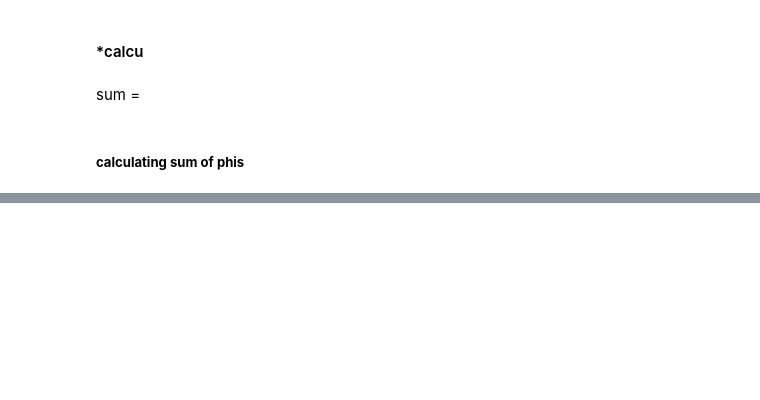
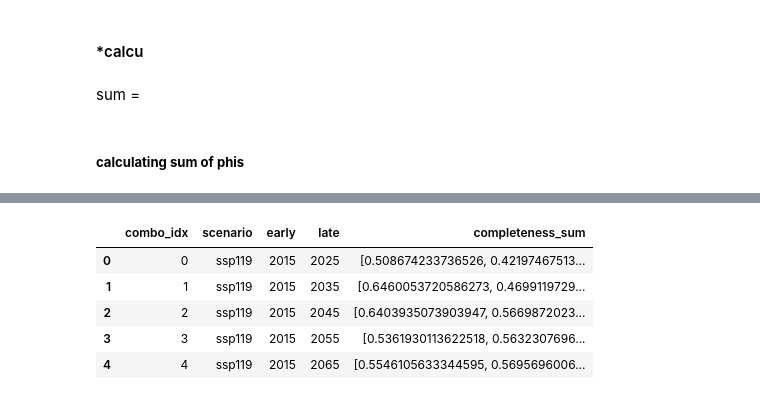
Before and after one commit to sek2dcs/MamalakisResearch, a Jupyter notebook: figure3_v3.ipynb, the cells around one changed output, grey strips where cells are left out. Cells and saved outputs as stored; diff of their text form; code cells hidden in the pictures; blank space fills up the shorter version.

```diff
--- a/figure3_v3.ipynb
+++ b/figure3_v3.ipynb
@@ -1521,6 +1657,15 @@ def plot_combined_validation_matrices(df, scenario_id="ssp119"):
 
     plt.tight_layout()
     plt.show()
+# %%
+metadata_df_2.head()
+# %% [output]
+|  | combo_idx | scenario | early | late | completeness_sum |
+| 0 | 0 | ssp119 | 2015 | 2025 | [0.508674233736526, 0.42197467513... |
+| 1 | 1 | ssp119 | 2015 | 2035 | [0.6460053720586273, 0.4699119729... |
+| 2 | 2 | ssp119 | 2015 | 2045 | [0.6403935073903947, 0.5669872023... |
+| 3 | 3 | ssp119 | 2015 | 2055 | [0.5361930113622518, 0.5632307696... |
+| 4 | 4 | ssp119 | 2015 | 2065 | [0.5546105633344595, 0.5695696006... |
 # %%
 unique_scenarios = metadata_df_2['scenario'].unique()
 
```
Also changed, not shown: parts of 21 cells of this notebook.
